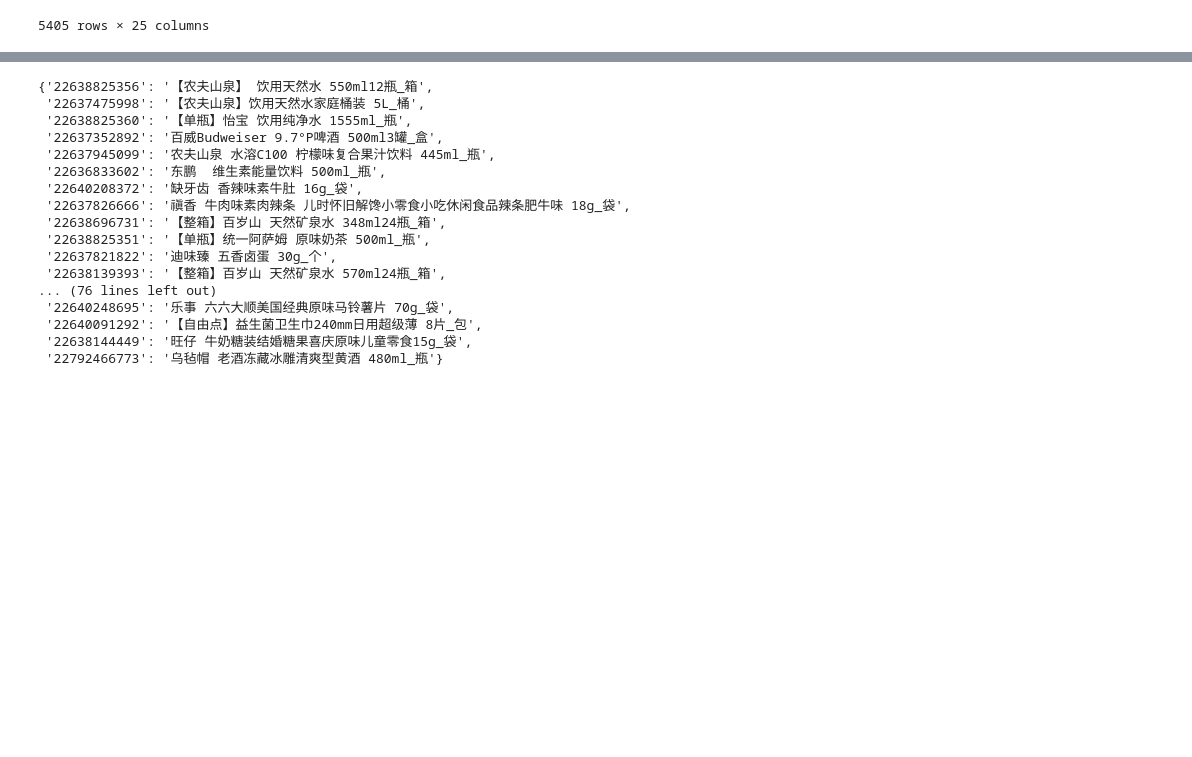
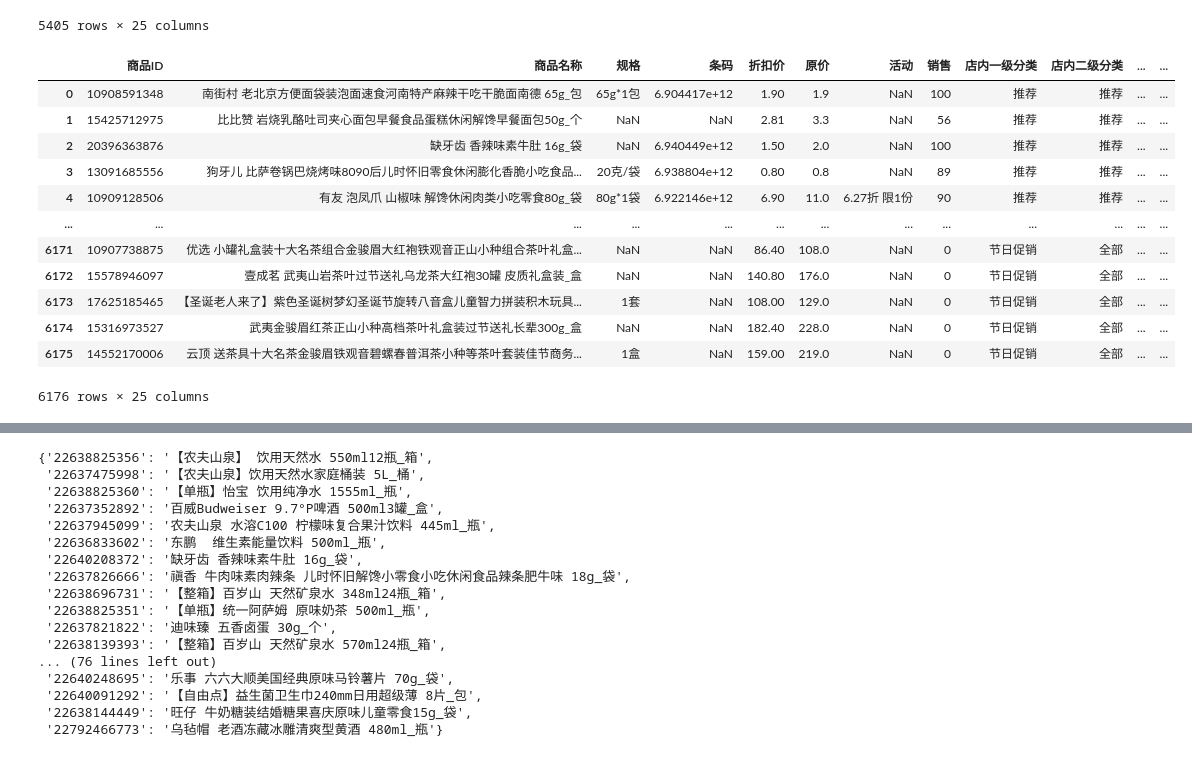
Before and after one commit to liyuu127/sku_match, a Jupyter notebook: src/notebook/match_view.ipynb, the cells around one changed output, grey strips where cells are left out. Cells and saved outputs as stored; diff of their text form; code cells hidden in the pictures; blank space fills up the shorter version.

```diff
--- a/src/notebook/match_view.ipynb
+++ b/src/notebook/match_view.ipynb
@@ -156,6 +156,22 @@ owner_df
 | 5403 | 22639523592 | 敞口多肉小花盆白色1个 花盆宽口月季绿萝盆加厚彩色多肉树脂花盆 | 特大号:口径20*高17cm#大号:口径16*高14cm#中号:口... | NaN | 5.84 | 5.84 | NaN | 0 | 花卉园艺 | 盆栽绿植 | ... | ... |
 | 5404 | 22638823695 | 懒人绿萝自动吸水花盆1个 1517.5cm免浇水可储水花盆透明水培... | 自动吸水花盆 | NaN | 19.88 | 19.88 | NaN | 0 | 花卉园艺 | 盆栽绿植 | ... | ... |
 5405 rows × 25 columns
+# %%
+target_df
+# %% [output]
+|  | 商品ID | 商品名称 | 规格 | 条码 | 折扣价 | 原价 | 活动 | 销售 | 店内一级分类 | 店内二级分类 | ... | ... |
+| 0 | 10908591348 | 南街村 老北京方便面袋装泡面速食河南特产麻辣干吃干脆面南德 65g_包 | 65g*1包 | 6.904417e+12 | 1.90 | 1.9 | NaN | 100 | 推荐 | 推荐 | ... | ... |
+| 1 | 15425712975 | 比比赞 岩烧乳酪吐司夹心面包早餐食品蛋糕休闲解馋早餐面包50g_个 | NaN | NaN | 2.81 | 3.3 | NaN | 56 | 推荐 | 推荐 | ... | ... |
+| 2 | 20396363876 | 缺牙齿 香辣味素牛肚 16g_袋 | NaN | 6.940449e+12 | 1.50 | 2.0 | NaN | 100 | 推荐 | 推荐 | ... | ... |
+| 3 | 13091685556 | 狗牙儿 比萨卷锅巴烧烤味8090后儿时怀旧零食休闲膨化香脆小吃食品... | 20克/袋 | 6.938804e+12 | 0.80 | 0.8 | NaN | 89 | 推荐 | 推荐 | ... | ... |
+| 4 | 10909128506 | 有友 泡凤爪 山椒味 解馋休闲肉类小吃零食80g_袋 | 80g*1袋 | 6.922146e+12 | 6.90 | 11.0 | 6.27折 限1份 | 90 | 推荐 | 推荐 | ... | ... |
+| ... | ... | ... | ... | ... | ... | ... | ... | ... | ... | ... | ... | ... |
+| 6171 | 10907738875 | 优选 小罐礼盒装十大名茶组合金骏眉大红袍铁观音正山小种组合茶叶礼盒... | NaN | NaN | 86.40 | 108.0 | NaN | 0 | 节日促销 | 全部 | ... | ... |
+| 6172 | 15578946097 | 壹成茗 武夷山岩茶叶过节送礼乌龙茶大红袍30罐 皮质礼盒装_盒 | NaN | NaN | 140.80 | 176.0 | NaN | 0 | 节日促销 | 全部 | ... | ... |
+| 6173 | 17625185465 | 【圣诞老人来了】紫色圣诞树梦幻圣诞节旋转八音盒儿童智力拼装积木玩具... | 1套 | NaN | 108.00 | 129.0 | NaN | 0 | 节日促销 | 全部 | ... | ... |
+| 6174 | 15316973527 | 武夷金骏眉红茶正山小种高档茶叶礼盒装过节送礼长辈300g_盒 | NaN | NaN | 182.40 | 228.0 | NaN | 0 | 节日促销 | 全部 | ... | ... |
+| 6175 | 14552170006 | 云顶 送茶具十大名茶金骏眉铁观音碧螺春普洱茶小种等茶叶套装佳节商务... | 1盒 | NaN | 159.00 | 219.0 | NaN | 0 | 节日促销 | 全部 | ... | ... |
+6176 rows × 25 columns
 # %%
 # 提取owner_df中包含match_df 商品ID_x列的值
 owner_df['商品ID'] = owner_df['商品ID'].astype(str)
```
Also changed, not shown: parts of 12 cells of this notebook, 5 other files.
